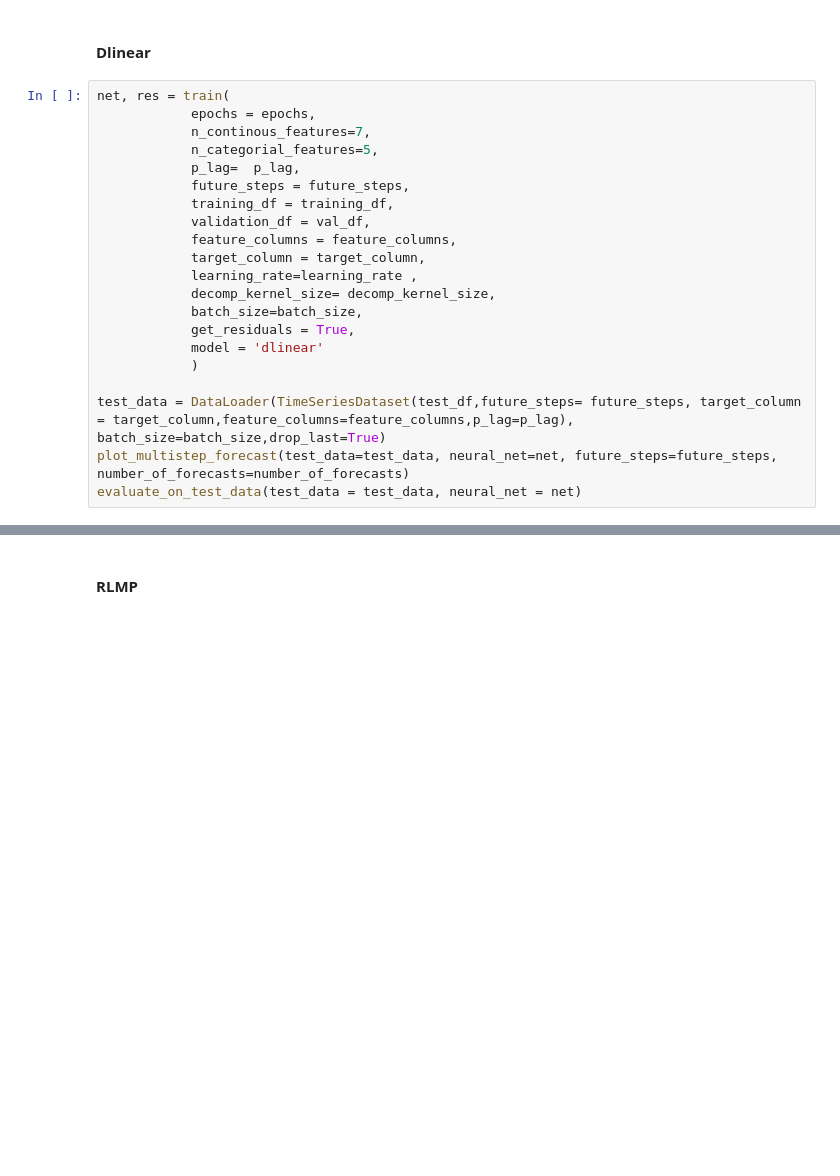
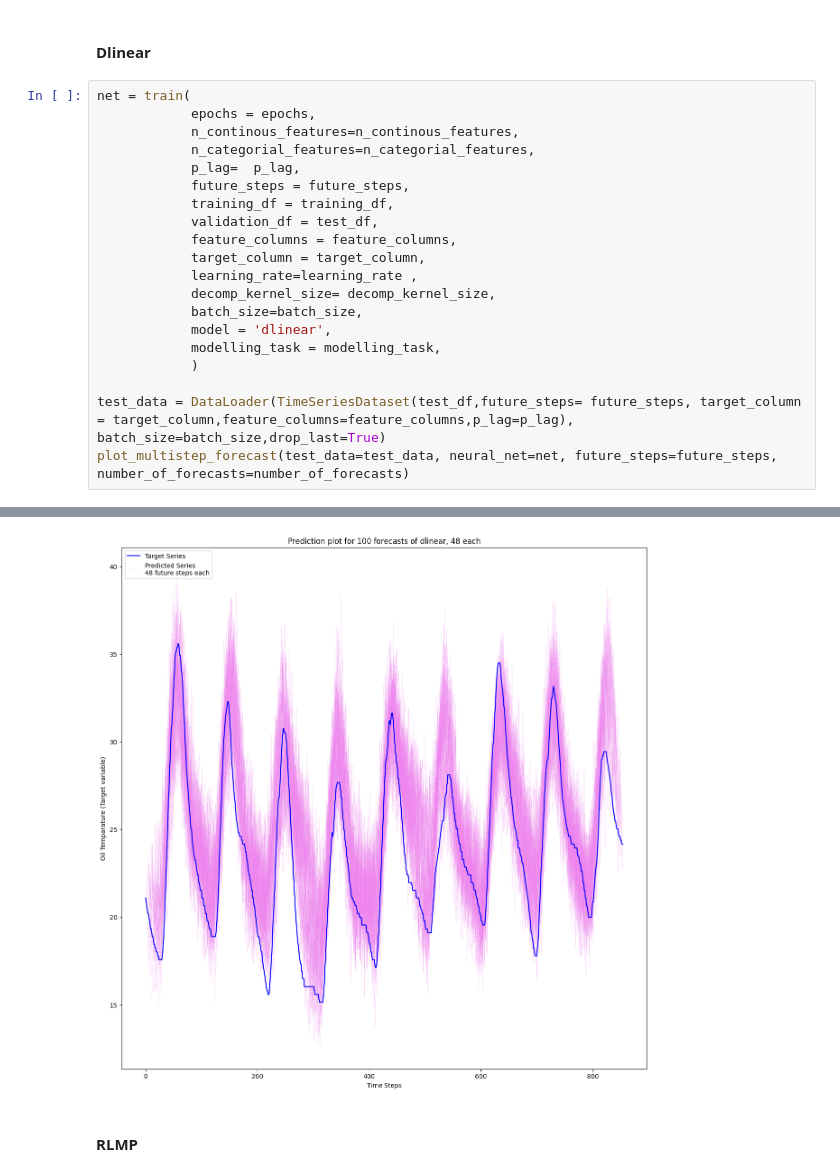
Before and after one commit to nickhanabah/time_series_experiment, a Jupyter notebook: experimentsETTm2.ipynb, the cells around one changed output, grey strips where cells are left out. Saved outputs shown, nothing was run; the diff lists cells and outputs as text; blank space fills up the shorter version.

```diff
--- a/experimentsETTm2.ipynb
+++ b/experimentsETTm2.ipynb
@@ -207,24 +89,23 @@ plt.plot(targets[1,0,:].tolist(), 'b')
 # %% [markdown]
 #### Dlinear
 # %%
-net, res = train(
+net = train(
             epochs = epochs,
-            n_continous_features=7,
-            n_categorial_features=5,
+            n_continous_features=n_continous_features,
+            n_categorial_features=n_categorial_features,
             p_lag=  p_lag,
             future_steps = future_steps,
             training_df = training_df,
-            validation_df = val_df,
+            validation_df = test_df,
             feature_columns = feature_columns,
             target_column = target_column,
             learning_rate=learning_rate ,
             decomp_kernel_size= decomp_kernel_size,
             batch_size=batch_size,
-            get_residuals = True,
-            model = 'dlinear'
+            model = 'dlinear',
+            modelling_task = modelling_task,
             )
 
 test_data = DataLoader(TimeSeriesDataset(test_df,future_steps= future_steps, target_column = target_column,feature_columns=feature_columns,p_lag=p_lag), batch_size=batch_size,drop_last=True)
 plot_multistep_forecast(test_data=test_data, neural_net=net, future_steps=future_steps, number_of_forecasts=number_of_forecasts)
-evaluate_on_test_data(test_data = test_data, neural_net = net)
 # %% [output]
@@ -232,3 +129,4 @@ NameError: name 'val_df' is not defined
+[figure, added]
 # %% [markdown]
 #### RLMP
 # %%
```
Also changed, not shown: parts of 12 cells of this notebook, 6 other files.
